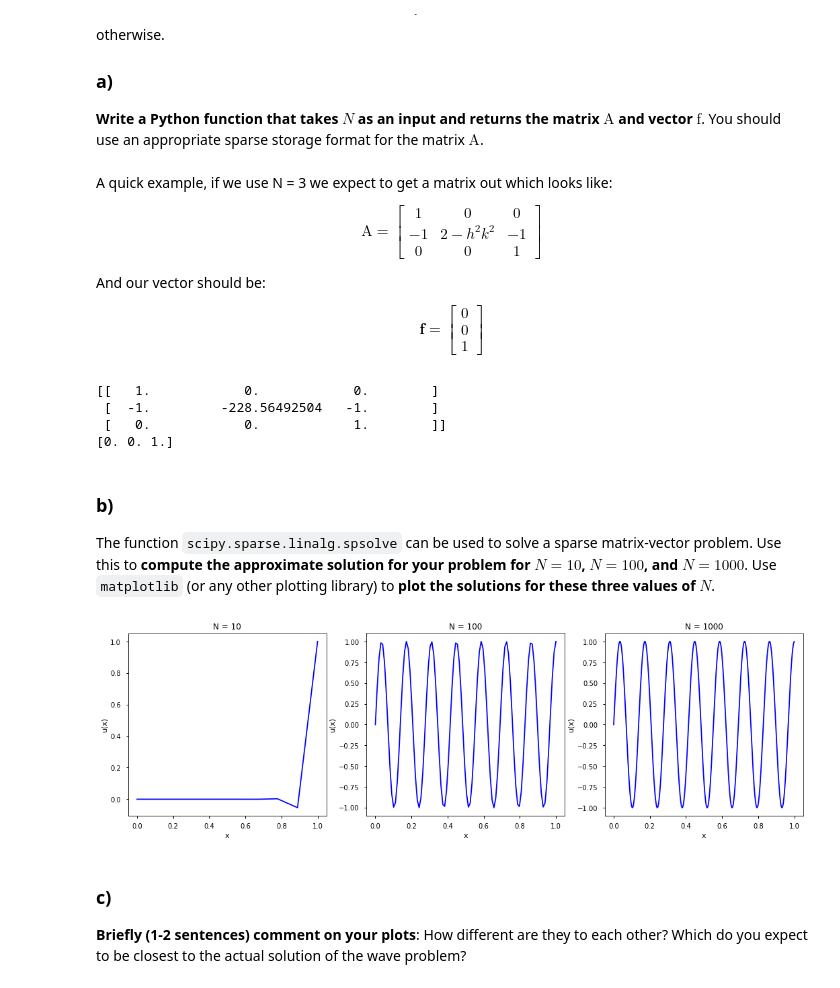
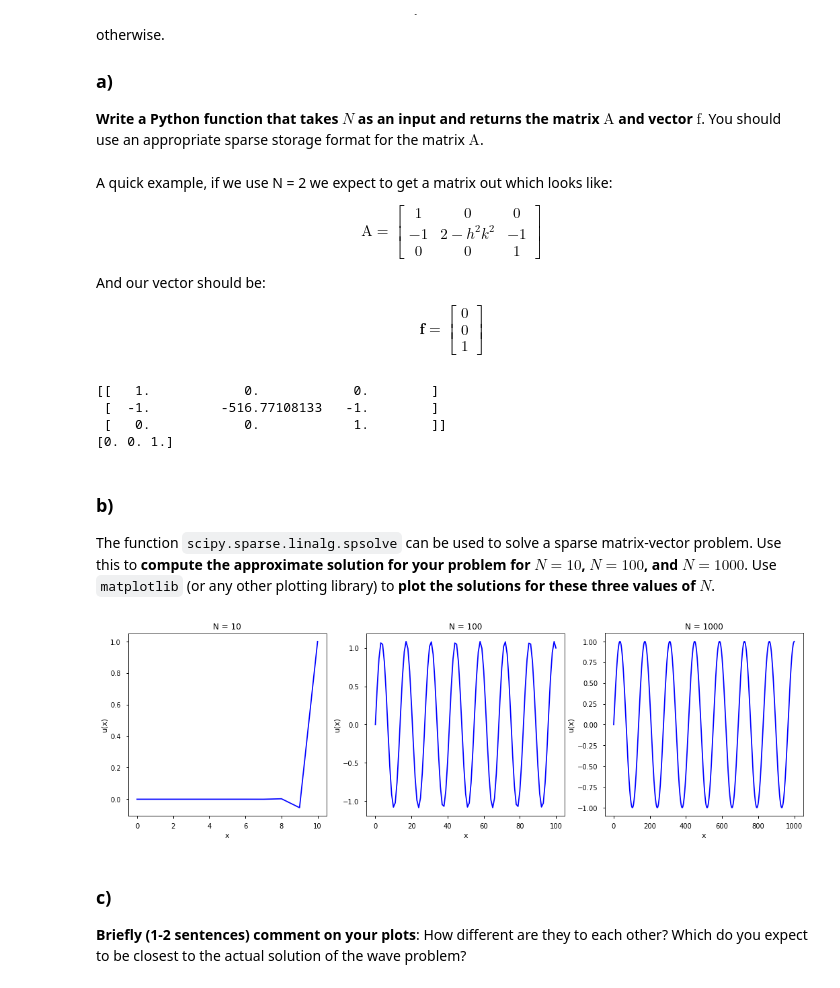
Before and after one commit to jhenderson0/HPC, a Jupyter notebook: Task 2/JH_task2.ipynb, the cells around one changed output. Saved outputs shown, nothing was run; the diff lists cells and outputs as text; code cells hidden in the pictures.

```diff
--- a/Task 2/JH_task2.ipynb
+++ b/Task 2/JH_task2.ipynb
@@ -100,22 +100,21 @@ def discretise_wave(N):
     h = 1/N
     k = 29*np.pi/2
 
-    #Number of elements is N for diagonal + the off diagonal - the two zeros on the top and bottom row
-    nelements = N + 2*(N-1) - 2
+    #Number of elements is N+1 for diagonal + the off diagonal (2N) - the two zeros on the top and bottom row
+    nelements = N+1 + 2*N - 2
 
-    #Set up out coo styled data storage
+    #Set up coo styled data storage
     row_ind = np.zeros(nelements, dtype=int)
     col_ind = np.zeros(nelements, dtype=int)
     data = np.zeros(nelements, dtype=np.float64)
 
     #Create the vector (all zeros with a 1 at the end)
-    f = np.concatenate((np.zeros(N-1, dtype=np.float64),[1]))
+    f = np.concatenate((np.zeros(N, dtype=np.float64),[1]))
 
     #Loop through each row
     count = 0
-    for i in range(N):
-
-      if i == 0 or i == N-1:
+    for i in range(N+1):
+      if i == 0 or i == N:
 
         #For the [0,0] entry and then [N,N] entry we have 1s
         row_ind[count] = col_ind[count] = i
@@ -140,9 +139,9 @@ def discretise_wave(N):
         count += 3
 
 
-    return coo_matrix((data, (row_ind, col_ind)), shape=(N, N)).tocsr(), f
+    return coo_matrix((data, (row_ind, col_ind)), shape=(N+1, N+1)).tocsr(), f
 # %% [markdown]
-A quick example, if we use N = 3 we expect to get a matrix out which looks like:
+A quick example, if we use N = 2 we expect to get a matrix out which looks like:
 
 $$\mathrm{A} = \begin{bmatrix}
  1& 0 & 0 \\
@@ -159,12 +158,12 @@ $$\mathbf{f} = \begin{bmatrix}
   1
 \end{bmatrix}$$
 # %%
-A, f = discretise_wave(3)
+A, f = discretise_wave(2)
 print(A.toarray())
 print(f)
 # %% [output]
 [[   1.            0.            0.        ]
- [  -1.         -228.56492504   -1.        ]
+ [  -1.         -516.77108133   -1.        ]
  [   0.            0.            1.        ]]
 [0. 0. 1.]
 # %% [markdown]
@@ -187,15 +186,15 @@ for N in Ns:
 # %%
 fig, ax = plt.subplots(1,3,figsize=(18, 5))
 
 
 for idx, N in enumerate(Ns):
-  ax[idx].plot(np.linspace(0,1,N),sols[idx],c='b')
+  ax[idx].plot(sols[idx],c='b')
 
   ax[idx].set_ylabel("u(x)")
   ax[idx].set_xlabel("x")
   ax[idx].set_title(f"N = {N}")
 # %% [output]
-[figure, old version]
+[figure, new version]
 # %% [markdown]
 ### c)
 
```
Also changed, not shown: parts of 8 cells of this notebook.
